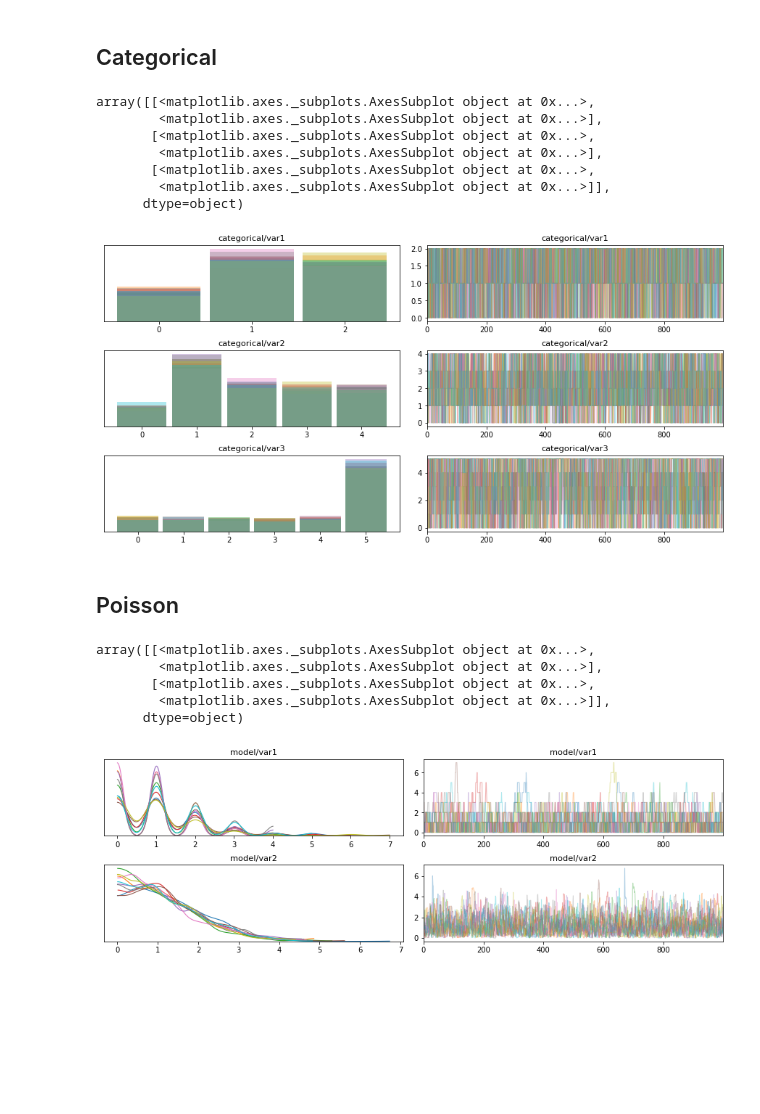
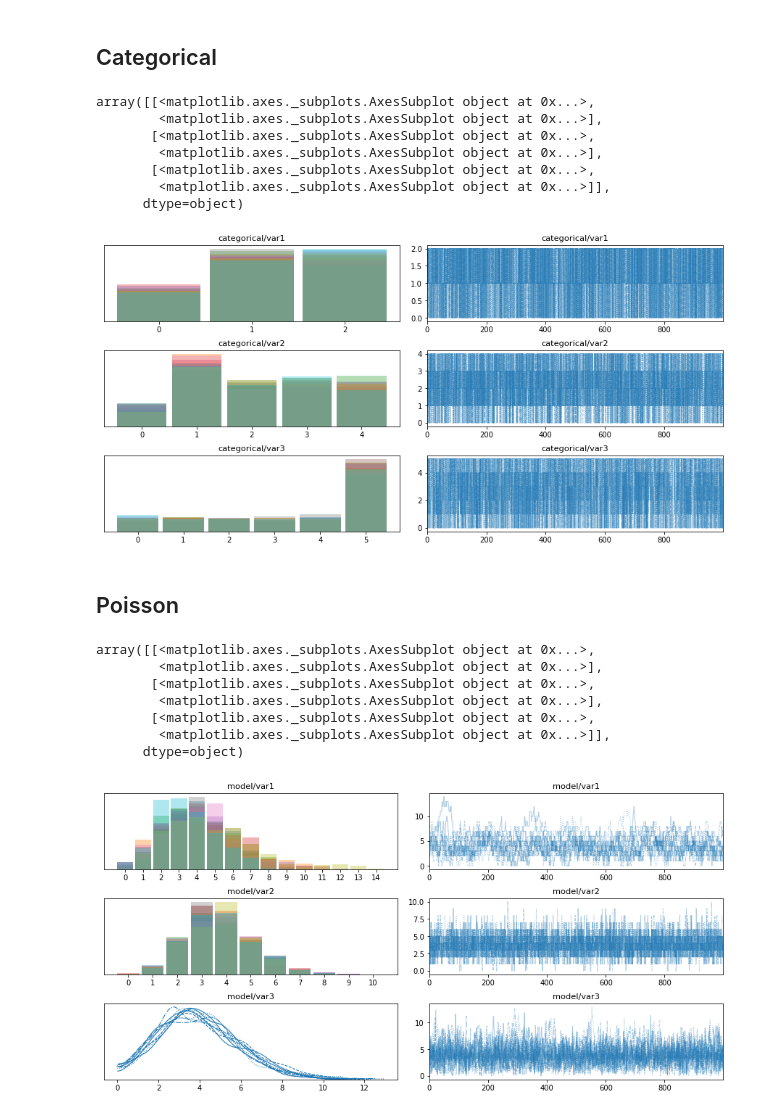
Before and after one commit to pymc-devs/pymc4, a Jupyter notebook: notebooks/discrete_distributions_sampling.ipynb, the cells around one changed output. Drawn from its saved outputs; the diff is of its cells as text; code cells hidden in the pictures; blank space fills up the shorter version.

```diff
--- a/notebooks/discrete_distributions_sampling.ipynb
+++ b/notebooks/discrete_distributions_sampling.ipynb
@@ -49,7 +41,7 @@ trace = pm.sample(categorical(), sampler_type="compound")
 # after the review default attribute should be compound and if there is no
 # discrete variable in the model, we choose nuts as the sampler
 # %%
-az.plot_trace(trace)
+az.plot_trace(trace, compact=True)
 # %% [output]
 array([[<matplotlib.axes._subplots.AxesSubplot object at 0x...>,
         <matplotlib.axes._subplots.AxesSubplot object at 0x...>],
@@ -58,27 +50,35 @@ array([[<matplotlib.axes._subplots.AxesSubplot object at 0x...>,
        [<matplotlib.axes._subplots.AxesSubplot object at 0x...>,
         <matplotlib.axes._subplots.AxesSubplot object at 0x...>]],
       dtype=object)
-[figure, old version]
+[figure, new version]
 # %% [markdown]
 ## Poisson
 # %%
-from pymc4.distributions.state_functions import gaussian_round_fn
+from pymc4.distributions.state_functions import gaussian_round_fn, poisson_fn
 from pymc4.mcmc.samplers import RandomWalkM
+import functools
 
 @pm.model
 def model():
-    var1 = yield pm.Poisson("var1", 1)
-    var2 = yield pm.Poisson("var2", 1)
+    var1 = yield pm.Poisson("var1", 4) # gaussian with round dist proposal
+    var1 = yield pm.Poisson("var2", 4) # poisson dist proposal
+    var2 = yield pm.Poisson("var3", 4) # continous space
 # %%
 trace = pm.sample(model(),
                   sampler_type="compound",
-                  sampler_methods=[("var1", RandomWalkM, {"new_state_fn": gaussian_round_fn})])
+                  sampler_methods=[
+                      ("var1", RandomWalkM, {"new_state_fn": gaussian_round_fn}),
+                      ("var2", RandomWalkM, {"new_state_fn": functools.partial(poisson_fn, scale=4)}), # not sure if this is the right way to define proposal
+                  ],
+                  trace_discrete=["var1", "var2"])
 # %%
-az.plot_trace(trace)
+az.plot_trace(trace, compact=True)
 # %% [output]
 array([[<matplotlib.axes._subplots.AxesSubplot object at 0x...>,
+        <matplotlib.axes._subplots.AxesSubplot object at 0x...>],
+       [<matplotlib.axes._subplots.AxesSubplot object at 0x...>,
         <matplotlib.axes._subplots.AxesSubplot object at 0x...>],
        [<matplotlib.axes._subplots.AxesSubplot object at 0x...>,
         <matplotlib.axes._subplots.AxesSubplot object at 0x...>]],
       dtype=object)
-[figure, old version]
+[figure, new version]
```
Also changed, not shown: parts of 3 cells of this notebook, 4 other files.
